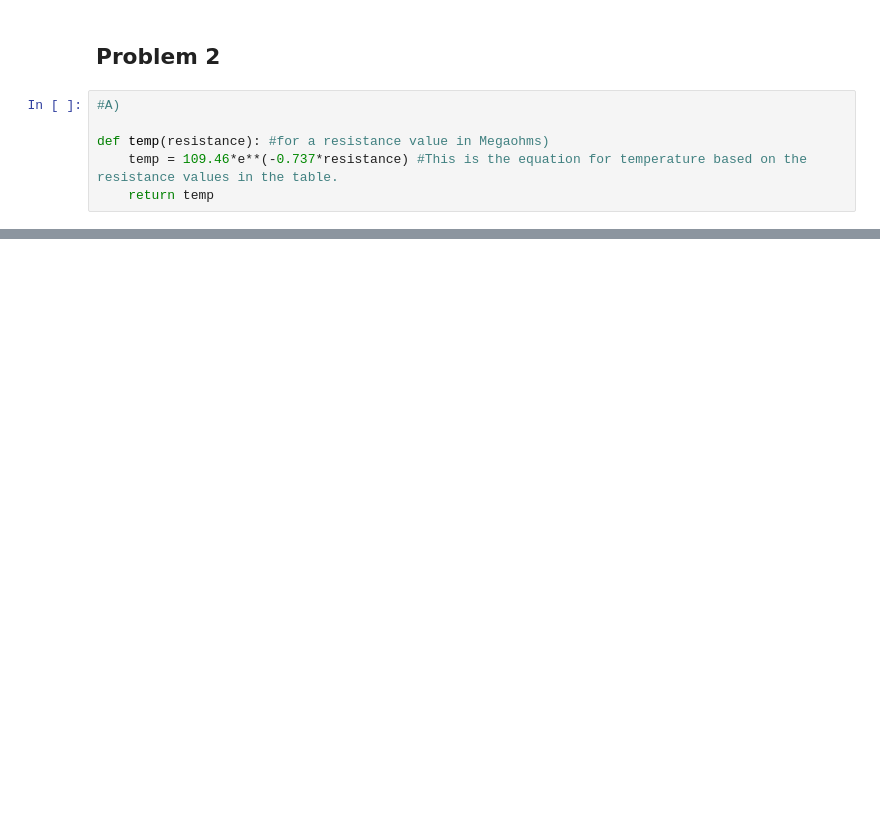
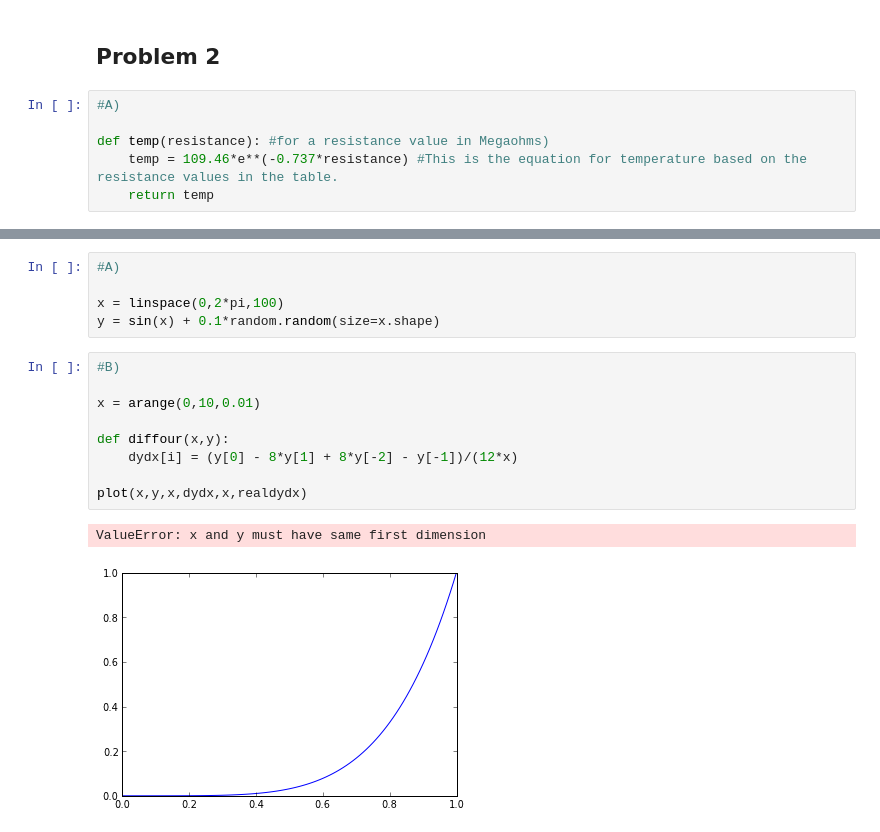
Before and after one commit to cdcunnin/PHYS202-S13, a Jupyter notebook: week4/InterpEX3.ipynb, the cells around one changed output, grey strips where cells are left out. Saved outputs shown, nothing was run; the diff lists cells and outputs as text; blank space fills up the shorter version.

```diff
--- a/week4/InterpEX3.ipynb
+++ b/week4/InterpEX3.ipynb
@@ -40,0 +131,17 @@ print temp(1.496)
+# %%
+#A)
+
+x = linspace(0,2*pi,100)
+y = sin(x) + 0.1*random.random(size=x.shape)
+# %%
+#B)
+
+x = arange(0,10,0.01)
+
+def diffour(x,y):
+    dydx[i] = (y[0] - 8*y[1] + 8*y[-2] - y[-1])/(12*x)
+
+plot(x,y,x,dydx,x,realdydx)
+# %% [output]
+ValueError: x and y must have same first dimension
+[figure, added]
```
Also changed, not shown: parts of 11 cells of this notebook, 2 other files.
